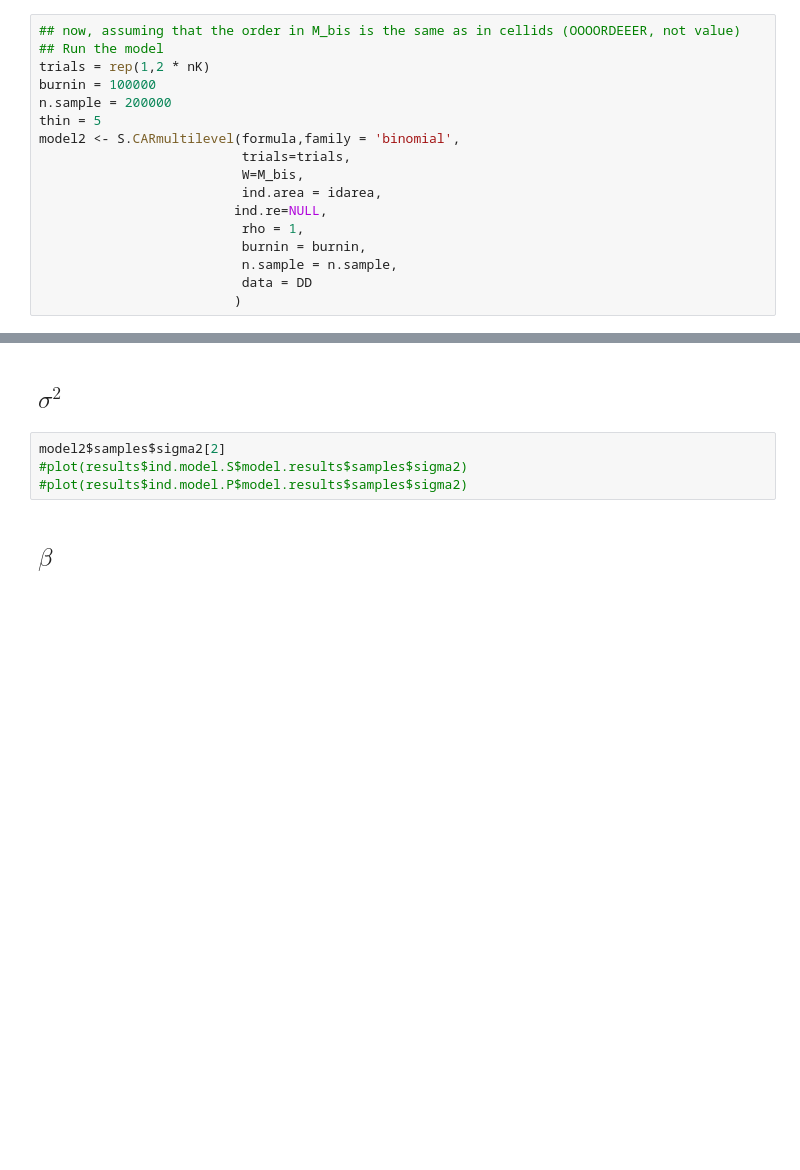
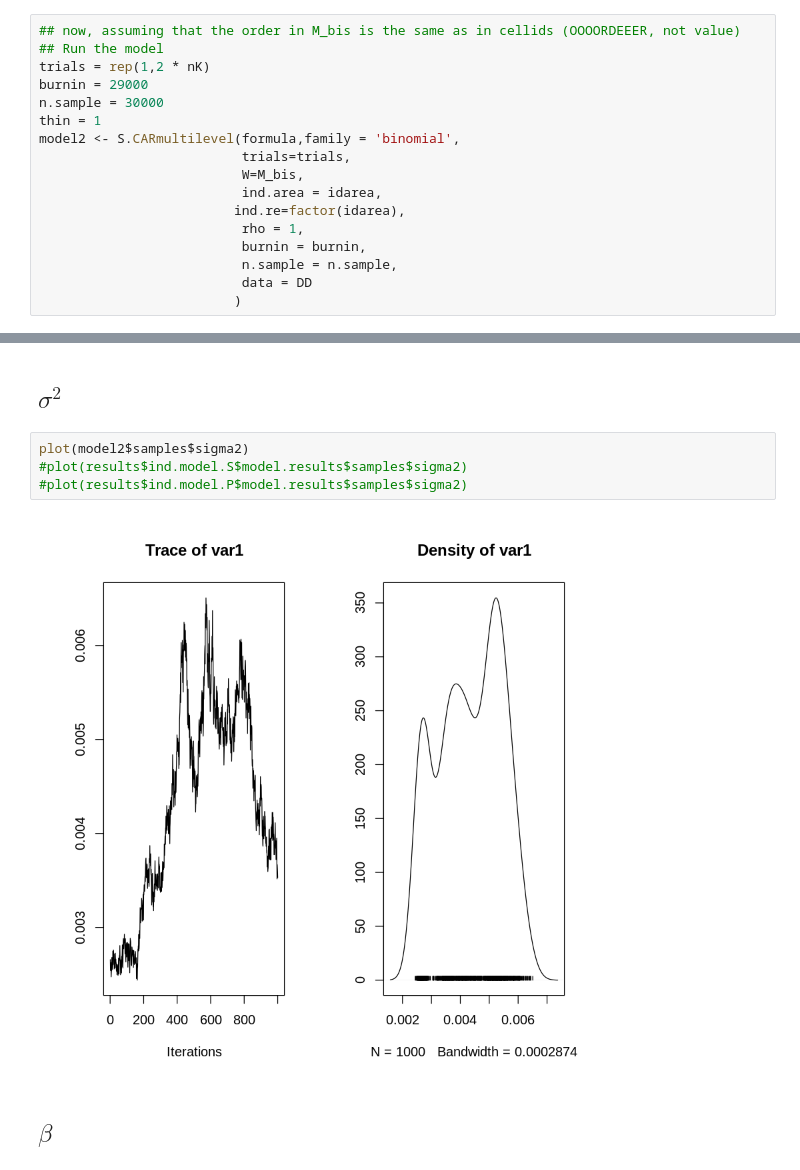
Before and after one commit to molgor/biospytial, a Jupyter notebook: ipython-notebooks/demos/statistical_models/binomial_examples/presence-only_model/CAR_models/model2/[Joint Multilevel] CAR.ipynb, the cells around one changed output, grey strips where cells are left out. Drawn from its saved outputs; the diff is of its cells as text; blank space fills up the shorter version.

```diff
--- a/ipython-notebooks/demos/statistical_models/binomial_examples/presence-only_model/CAR_models/model2/[Joint Multilevel] CAR.ipynb
+++ b/ipython-notebooks/demos/statistical_models/binomial_examples/presence-only_model/CAR_models/model2/[Joint Multilevel] CAR.ipynb
@@ -49,14 +66,14 @@ formula <- response ~ Disttoroadm + Populationm + Elevationm + MeanTempm
 ## now, assuming that the order in M_bis is the same as in cellids (OOOORDEEER, not value)
 ## Run the model
 trials = rep(1,2 * nK)
-burnin = 100000
-n.sample = 200000
-thin = 5
+burnin = 29000
+n.sample = 30000
+thin = 1
 model2 <- S.CARmultilevel(formula,family = 'binomial',
                           trials=trials,
                           W=M_bis,
                           ind.area = idarea,
-                         ind.re=NULL,
+                         ind.re=factor(idarea),
                           rho = 1,
                           burnin = burnin,
                           n.sample = n.sample,
@@ -122,9 +124,11 @@ plot(model2$samples$tau2)
 # %% [markdown]
 ## $\sigma^2$
 # %%
-model2$samples$sigma2[2]
+plot(model2$samples$sigma2)
 #plot(results$ind.model.S$model.results$samples$sigma2)
 #plot(results$ind.model.P$model.results$samples$sigma2)
+# %% [output]
+[figure, added]
 # %% [markdown]
 ## $\beta$
 # %%
```
Also changed, not shown: parts of 20 cells of this notebook, 3 other files.
